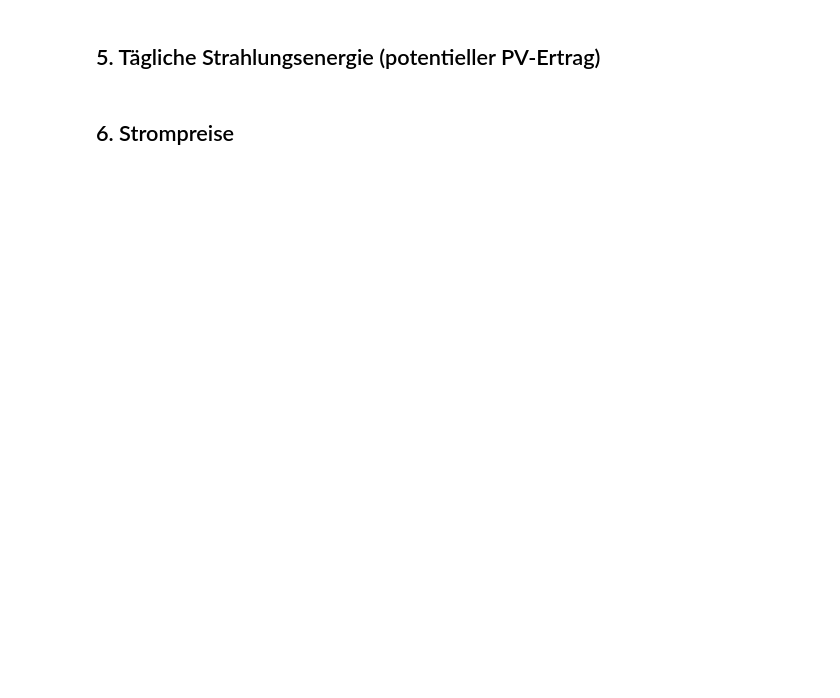
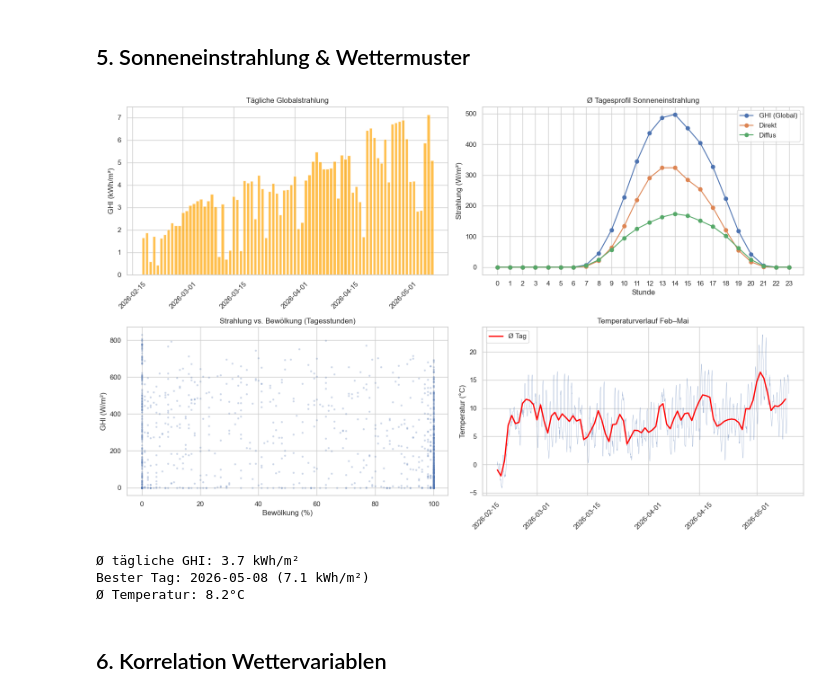
Before and after one commit to AndreasExner/OptimizePV, a Jupyter notebook: notebooks/01_data_exploration.ipynb, the cells around one changed output. Saved outputs shown, nothing was run; the diff lists cells and outputs as text; code cells hidden in the pictures; blank space fills up the shorter version.

```diff
--- a/notebooks/01_data_exploration.ipynb
+++ b/notebooks/01_data_exploration.ipynb
@@ -80,33 +217,59 @@ plt.show()
 # %% [markdown]
-## 5. Tägliche Strahlungsenergie (potentieller PV-Ertrag)
+## 5. Sonneneinstrahlung & Wettermuster
 # %%
+weather["hour"] = weather.timestamp.dt.hour
 weather["date"] = weather.timestamp.dt.date
-daily = weather.groupby("date").agg(
-    total_ghi_wh=pd.NamedAgg(column="shortwave_radiation", aggfunc="sum"),  # W/m² * 1h ≈ Wh/m²
-    max_ghi=pd.NamedAgg(column="shortwave_radiation", aggfunc="max"),
+
+fig, axes = plt.subplots(2, 2, figsize=(16, 10))
+
+# Tägliche Globalstrahlung
+daily_weather = weather.groupby("date").agg(
+    total_ghi_kwh=pd.NamedAgg(column="shortwave_radiation", aggfunc=lambda x: x.sum() / 1000),
+    mean_cloud=pd.NamedAgg(column="cloud_cover", aggfunc="mean"),
     mean_temp=pd.NamedAgg(column="temperature_2m", aggfunc="mean"),
-    mean_cloud=pd.NamedAgg(column="cloud_cover", aggfunc="mean"),
 ).reset_index()
 
-daily["total_ghi_kwh"] = daily.total_ghi_wh / 1000  # kWh/m² pro Tag
+axes[0, 0].bar(daily_weather["date"], daily_weather["total_ghi_kwh"], color="orange", alpha=0.7)
+axes[0, 0].set_ylabel("GHI (kWh/m²)")
+axes[0, 0].set_title("Tägliche Globalstrahlung")
+axes[0, 0].tick_params(axis="x", rotation=45)
 
-fig, ax1 = plt.subplots(figsize=(14, 5))
-bars = ax1.bar(daily.date, daily.total_ghi_kwh, color="orange", alpha=0.7, label="Tägliche GHI (kWh/m²)")
-ax1.set_ylabel("Strahlungsenergie (kWh/m²)")
-ax1.set_title("Tägliche Globalstrahlung — Potentieller PV-Ertrag")
+# Tagesprofil Strahlung
+hourly_weather = weather.groupby("hour")[["shortwave_radiation", "direct_radiation", "diffuse_radiation"]].mean()
+hourly_weather.plot(ax=axes[0, 1], marker="o")
+axes[0, 1].set_xlabel("Stunde")
+axes[0, 1].set_ylabel("Strahlung (W/m²)")
+axes[0, 1].set_title("Ø Tagesprofil Sonneneinstrahlung")
+axes[0, 1].set_xticks(range(0, 24))
+axes[0, 1].legend(["GHI (Global)", "Direkt", "Diffus"])
 
-ax2 = ax1.twinx()
-ax2.plot(daily.date, daily.mean_cloud, color="gray", marker="o", markersize=3, label="Bewölkung (%)")
-ax2.set_ylabel("Bewölkung (%)")
+# Strahlung vs. Bewölkung
+day_hours = weather[(weather.hour >= 6) & (weather.hour <= 20)]
+axes[1, 0].scatter(day_hours["cloud_cover"], day_hours["shortwave_radiation"], alpha=0.2, s=5)
+axes[1, 0].set_xlabel("Bewölkung (%)")
+axes[1, 0].set_ylabel("GHI (W/m²)")
+axes[1, 0].set_title("Strahlung vs. Bewölkung (Tagesstunden)")
 
-fig.legend(loc="upper right", bbox_to_anchor=(0.95, 0.95))
-plt.xticks(rotation=45)
+# Temperaturverlauf
+axes[1, 1].plot(weather["timestamp"], weather["temperature_2m"], alpha=0.5, linewidth=0.5)
+daily_temp = weather.groupby("date")["temperature_2m"].mean()
+axes[1, 1].plot(daily_temp.index, daily_temp.values, color="red", linewidth=2, label="Ø Tag")
+axes[1, 1].set_ylabel("Temperatur (°C)")
+axes[1, 1].set_title("Temperaturverlauf Feb–Mai")
+axes[1, 1].legend()
+axes[1, 1].tick_params(axis="x", rotation=45)
+
 plt.tight_layout()
 plt.show()
 
-print(f"Durchschnittliche tägliche Globalstrahlung: {daily.total_ghi_kwh.mean():.1f} kWh/m²")
-print(f"Bester Tag: {daily.loc[daily.total_ghi_kwh.idxmax(), 'date']} mit {daily.total_ghi_kwh.max():.1f} kWh/m²")
-print(f"Schlechtester Tag: {daily.loc[daily.total_ghi_kwh.idxmin(), 'date']} mit {daily.total_ghi_kwh.min():.1f} kWh/m²")
+print(f"Ø tägliche GHI: {daily_weather['total_ghi_kwh'].mean():.1f} kWh/m²")
+print(f"Bester Tag: {daily_weather.loc[daily_weather['total_ghi_kwh'].idxmax(), 'date']} ({daily_weather['total_ghi_kwh'].max():.1f} kWh/m²)")
+print(f"Ø Temperatur: {weather['temperature_2m'].mean():.1f}°C")
+# %% [output]
+[figure, added]
+Ø tägliche GHI: 3.7 kWh/m²
+Bester Tag: 2026-05-08 (7.1 kWh/m²)
+Ø Temperatur: 8.2°C
 # %% [markdown]
-## 6. Strompreise
+## 6. Korrelation Wettervariablen
 # %%
```
Also changed, not shown: parts of 16 cells of this notebook, 14 other files.
